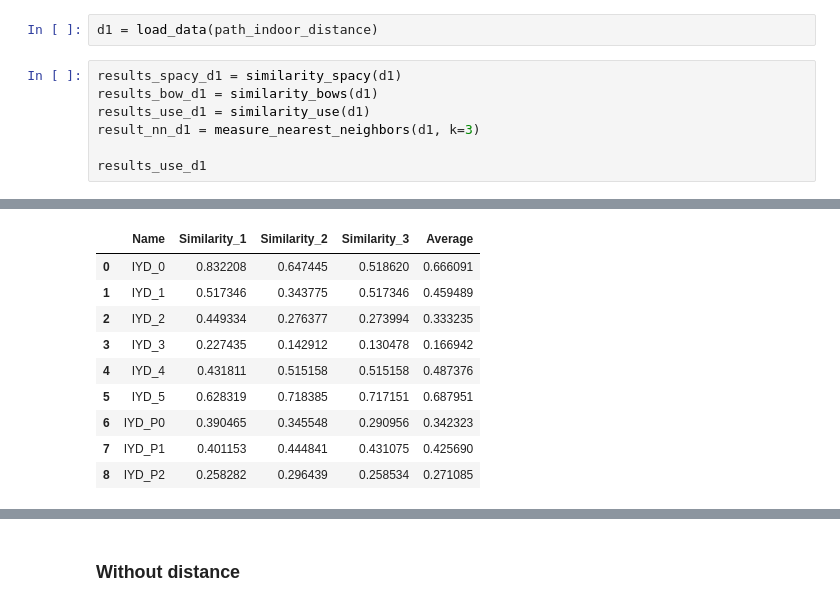
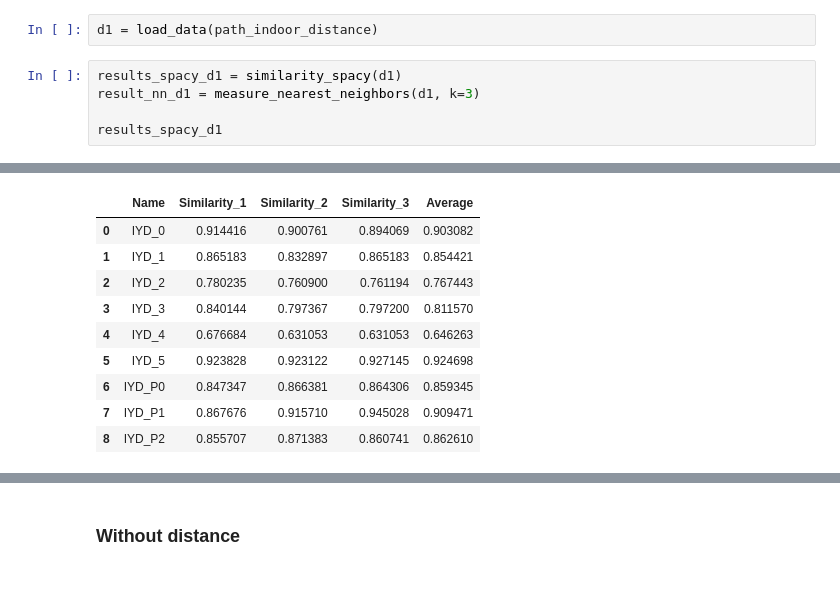
Before and after one commit to frumgiu/SentencesSimilarity, a Jupyter notebook: IndoorDatasets.ipynb, the cells around one changed output, grey strips where cells are left out. Drawn from its saved outputs; the diff is of its cells as text.

```diff
--- a/IndoorDatasets.ipynb
+++ b/IndoorDatasets.ipynb
@@ -83,9 +93,7 @@ def measure_nearest_neighbors(t, k=3):
 d1 = load_data(path_indoor_distance)
 # %%
 results_spacy_d1 = similarity_spacy(d1)
-results_bow_d1 = similarity_bows(d1)
-results_use_d1 = similarity_use(d1)
 result_nn_d1 = measure_nearest_neighbors(d1, k=3)
 
-results_use_d1
+results_spacy_d1
 # %% [output]
@@ -94,10 +100,10 @@ results_use_d1
 |  | Name | Similarity_1 | Similarity_2 | Similarity_3 | Average |
-| 0 | IYD_0 | 0.832208 | 0.647445 | 0.518620 | 0.666091 |
-| 1 | IYD_1 | 0.517346 | 0.343775 | 0.517346 | 0.459489 |
-| 2 | IYD_2 | 0.449334 | 0.276377 | 0.273994 | 0.333235 |
-| 3 | IYD_3 | 0.227435 | 0.142912 | 0.130478 | 0.166942 |
-| 4 | IYD_4 | 0.431811 | 0.515158 | 0.515158 | 0.487376 |
-| 5 | IYD_5 | 0.628319 | 0.718385 | 0.717151 | 0.687951 |
-| 6 | IYD_P0 | 0.390465 | 0.345548 | 0.290956 | 0.342323 |
-| 7 | IYD_P1 | 0.401153 | 0.444841 | 0.431075 | 0.425690 |
-| 8 | IYD_P2 | 0.258282 | 0.296439 | 0.258534 | 0.271085 |
+| 0 | IYD_0 | 0.914416 | 0.900761 | 0.894069 | 0.903082 |
+| 1 | IYD_1 | 0.865183 | 0.832897 | 0.865183 | 0.854421 |
+| 2 | IYD_2 | 0.780235 | 0.760900 | 0.761194 | 0.767443 |
+| 3 | IYD_3 | 0.840144 | 0.797367 | 0.797200 | 0.811570 |
+| 4 | IYD_4 | 0.676684 | 0.631053 | 0.631053 | 0.646263 |
+| 5 | IYD_5 | 0.923828 | 0.923122 | 0.927145 | 0.924698 |
+| 6 | IYD_P0 | 0.847347 | 0.866381 | 0.864306 | 0.859345 |
+| 7 | IYD_P1 | 0.867676 | 0.915710 | 0.945028 | 0.909471 |
+| 8 | IYD_P2 | 0.855707 | 0.871383 | 0.860741 | 0.862610 |
```
Also changed, not shown: parts of 7 cells of this notebook, 1 other file.
